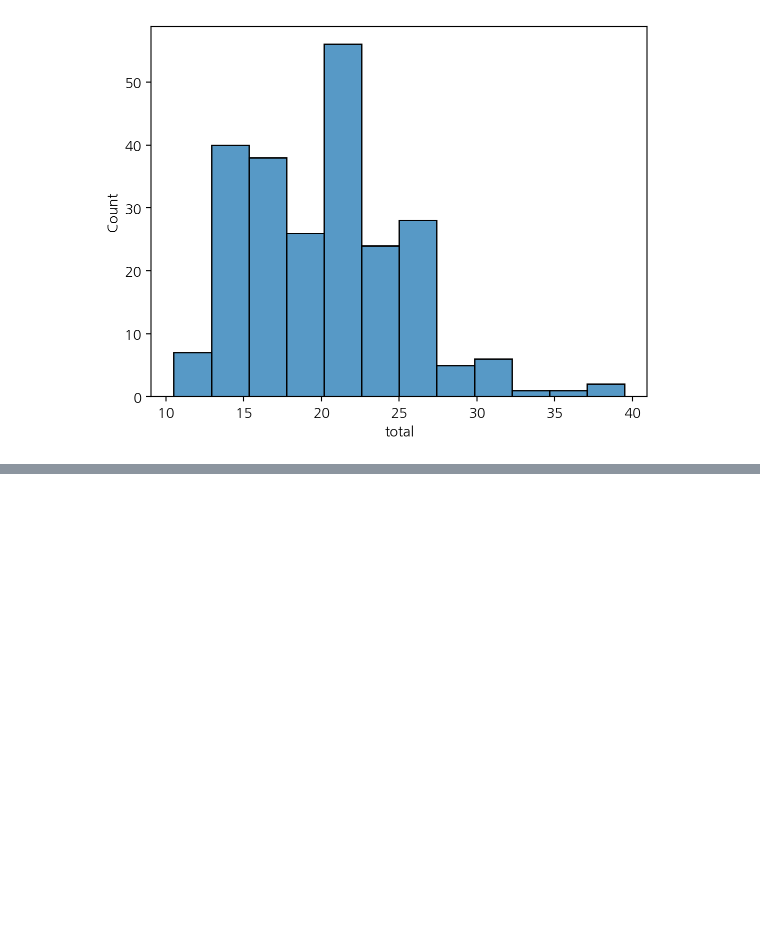
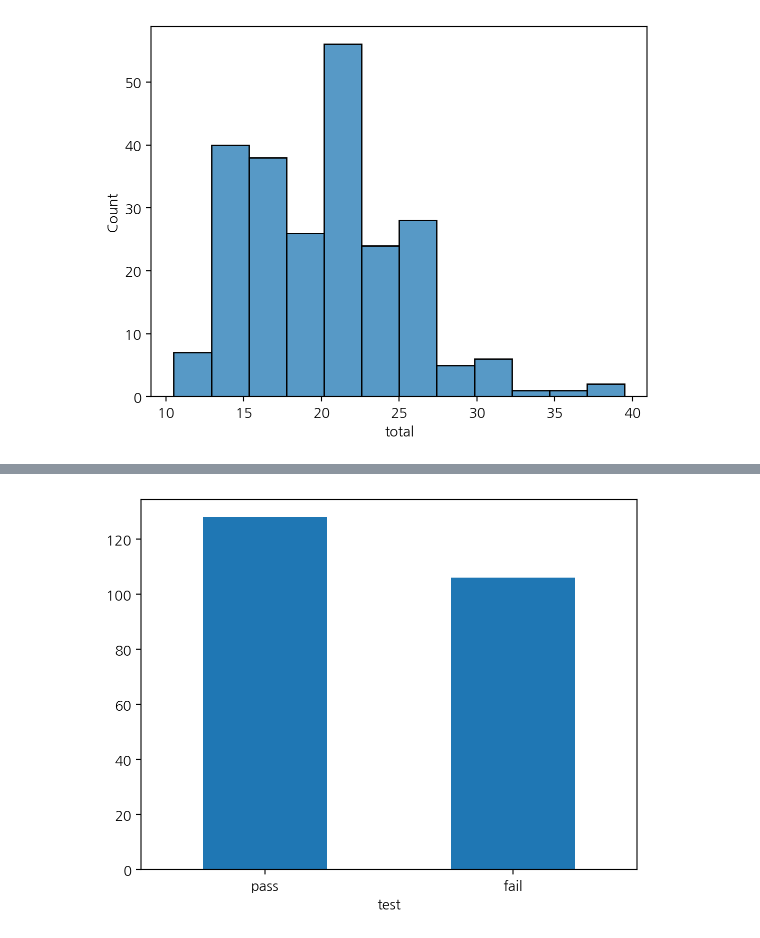
Before and after one commit to woojin0534/2025-1-myclass-BDA, a Jupyter notebook: inclass/05w_B_wed_0402_easy_ch05_06.ipynb, the cells around one changed output, grey strips where cells are left out. Saved outputs shown, nothing was run; the diff lists cells and outputs as text; code cells hidden in the pictures; blank space fills up the shorter version.

```diff
--- a/inclass/05w_B_wed_0402_easy_ch05_06.ipynb
+++ b/inclass/05w_B_wed_0402_easy_ch05_06.ipynb
@@ -343,0 +401,4 @@ sns.histplot(mpg, x="total");
+# %%
+mpg.test.value_counts().plot.bar(rot=0);
+# %% [output]
+[figure, added]
```
Also changed, not shown: parts of 101 cells of this notebook.
